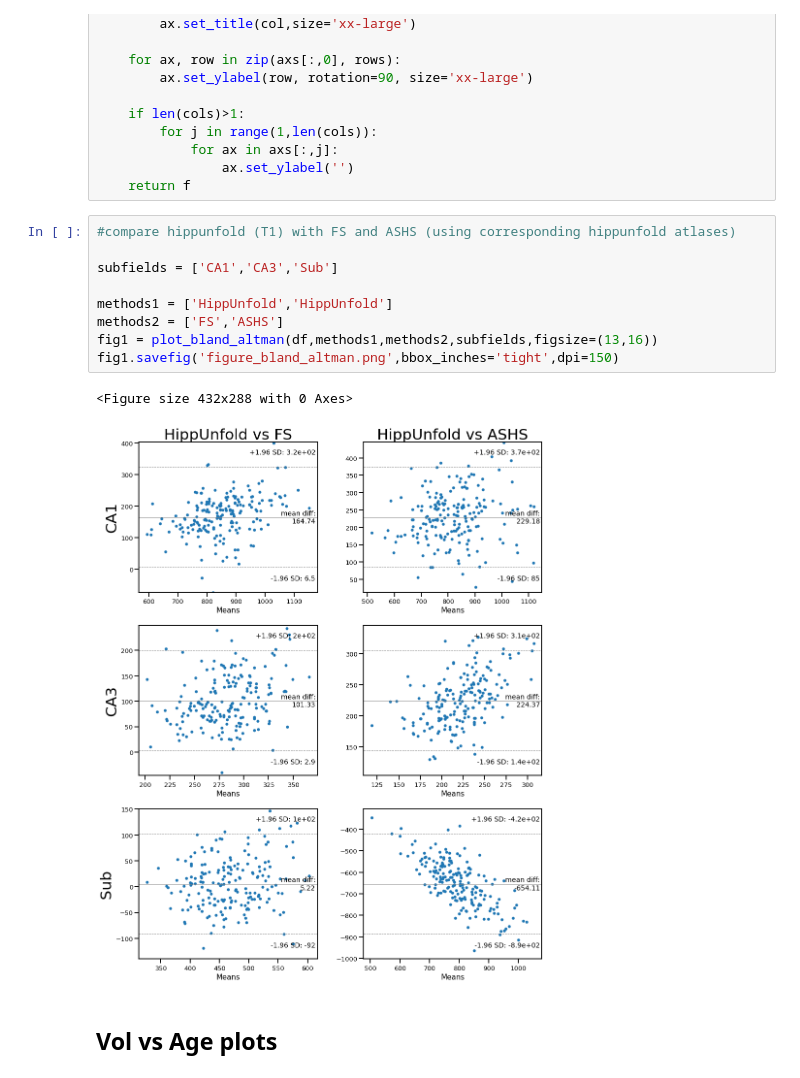
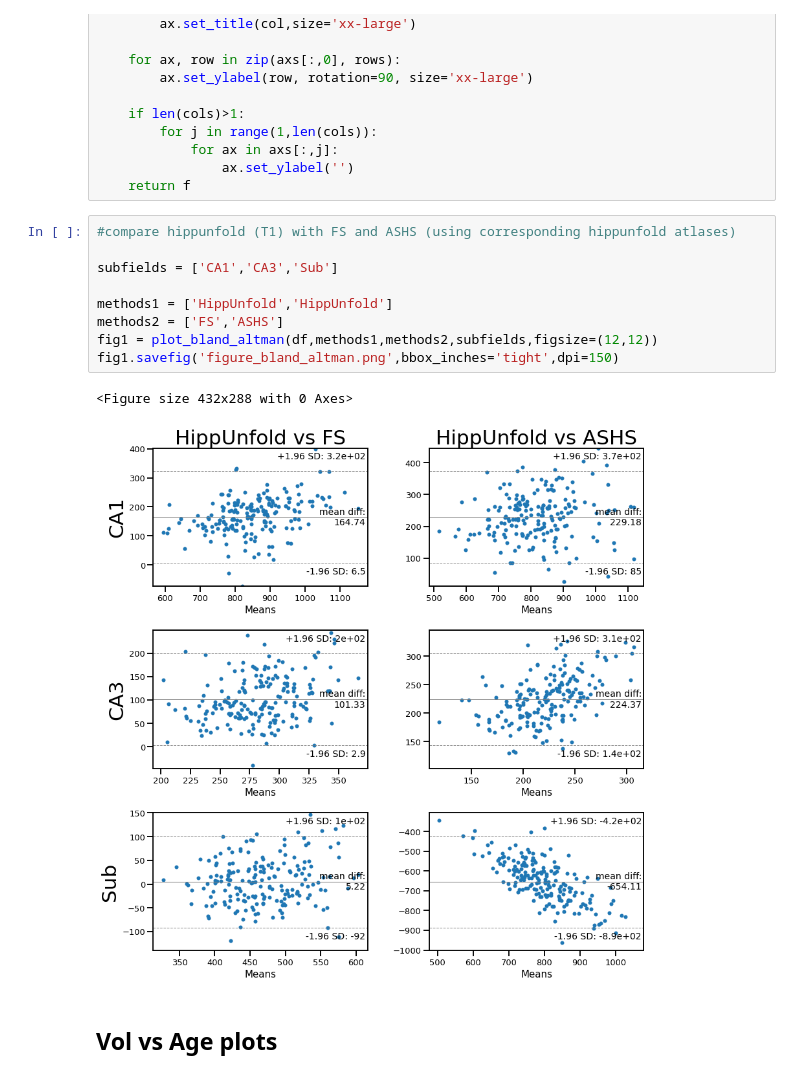
Before and after one commit to akhanf/hippunfold-fs-ashs-comparison, a Jupyter notebook: analysis.ipynb, the cells around one changed output. Drawn from its saved outputs; the diff is of its cells as text.

```diff
--- a/analysis.ipynb
+++ b/analysis.ipynb
@@ -108,15 +102,15 @@ def plot_bland_altman(df,methods1,methods2,subfields,figsize=(18,16)):
 # %%
 #compare hippunfold (T1) with FS and ASHS (using corresponding hippunfold atlases)
 
 subfields = ['CA1','CA3','Sub']
 
 methods1 = ['HippUnfold','HippUnfold']
 methods2 = ['FS','ASHS']
-fig1 = plot_bland_altman(df,methods1,methods2,subfields,figsize=(13,16))
+fig1 = plot_bland_altman(df,methods1,methods2,subfields,figsize=(12,12))
 fig1.savefig('figure_bland_altman.png',bbox_inches='tight',dpi=150)
 # %% [output]
 <Figure size 432x288 with 0 Axes>
-[figure, old version]
+[figure, new version]
 # %% [markdown]
 ## Vol vs Age plots
 # %%
```
Also changed, not shown: parts of 2 cells of this notebook, 2 other files.
